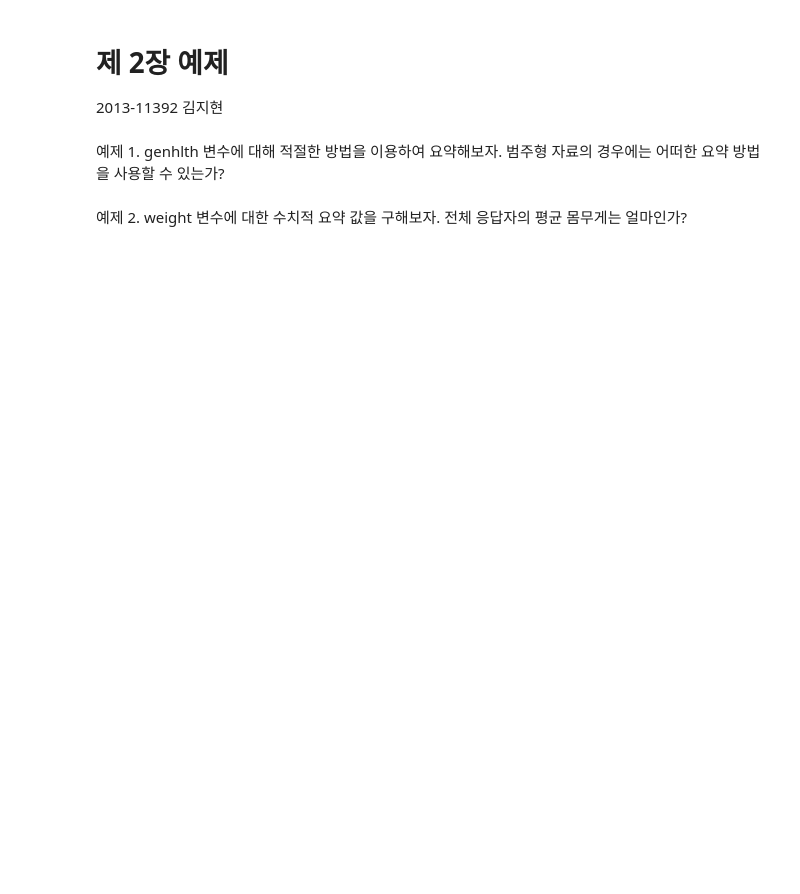
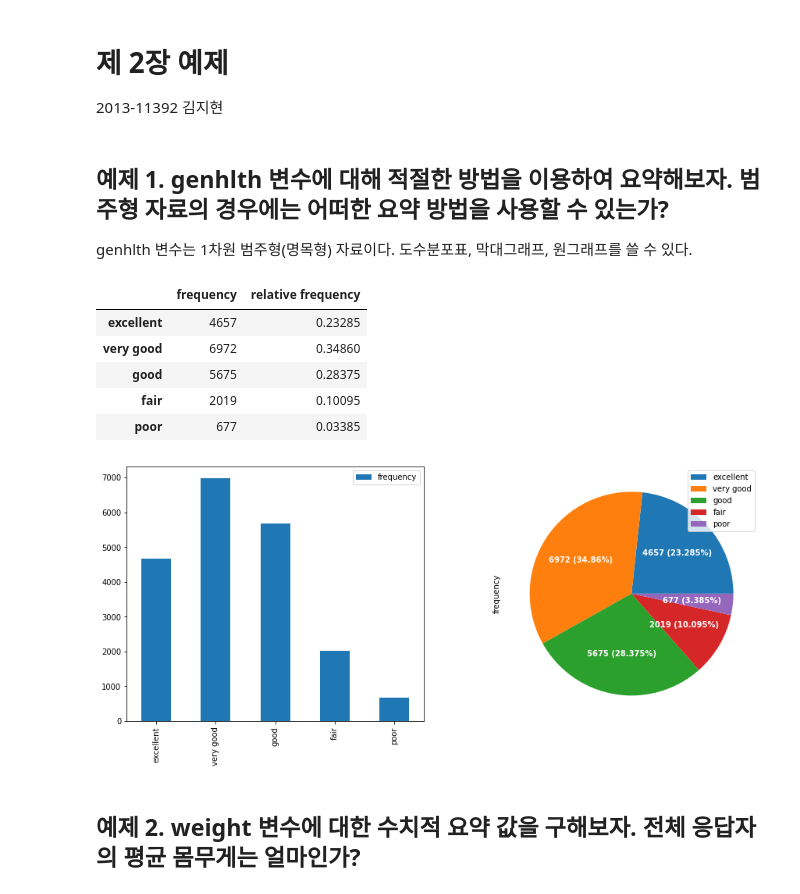
Before and after one commit to simnalamburt/snucse, a Jupyter notebook: 통계학실험/ch02/2013_11392김지현.ipynb, the cells around one changed output. Drawn from its saved outputs; the diff is of its cells as text; code cells hidden in the pictures; blank space fills up the shorter version.

```diff
--- a/통계학실험/ch02/2013_11392김지현.ipynb
+++ b/통계학실험/ch02/2013_11392김지현.ipynb
@@ -2,7 +2,38 @@
 제 2장 예제
 ========
 2013-11392 김지현
+# %%
+import lzma
+import pandas as pd
+from matplotlib import pyplot as plt
+
+cdc = pd.read_csv(lzma.open('cdc.txt.xz'), sep=' ')
+
+from warnings import filterwarnings
+from matplotlib import MatplotlibDeprecationWarning
+filterwarnings('ignore', category=MatplotlibDeprecationWarning)
 # %% [markdown]
-예제 1. genhlth 변수에 대해 적절한 방법을 이용하여 요약해보자. 범주형 자료의 경우에는 어떠한 요약 방법을 사용할 수 있는가?
+## 예제 1. genhlth 변수에 대해 적절한 방법을 이용하여 요약해보자. 범주형 자료의 경우에는 어떠한 요약 방법을 사용할 수 있는가?
+genhlth 변수는 1차원 범주형(명목형) 자료이다. 도수분포표, 막대그래프, 원그래프를 쓸 수 있다.
+# %%
+freq = cdc.genhlth.value_counts().reindex(['excellent', 'very good', 'good', 'fair', 'poor'])
+df = pd.DataFrame({'frequency': freq, 'relative frequency': freq / freq.sum()})
+
+# 도수분포표
+display(df)
+
+# 막대그래프, 원그래프
+_, axs = plt.subplots(1, 2, figsize=(15, 6))
+df.plot.bar(ax=axs[0], y='frequency')
+df.plot.pie(ax=axs[1], y='frequency', autopct=lambda pct:f'{round(pct*len(cdc)/100)} ({pct:g}%)', textprops={'color': 'w', 'weight': 'bold'})
+plt.show()
+# %% [output]
+|  | frequency | relative frequency |
+| excellent | 4657 | 0.23285 |
+| very good | 6972 | 0.34860 |
+| good | 5675 | 0.28375 |
+| fair | 2019 | 0.10095 |
+| poor | 677 | 0.03385 |
+[figure, added]
 # %% [markdown]
-예제 2. weight 변수에 대한 수치적 요약 값을 구해보자. 전체 응답자의 평균 몸무게는 얼마인가?
+## 예제 2. weight 변수에 대한 수치적 요약 값을 구해보자. 전체 응답자의 평균 몸무게는 얼마인가?
```
Also changed, not shown: parts of 7 cells of this notebook, 1 other file.
